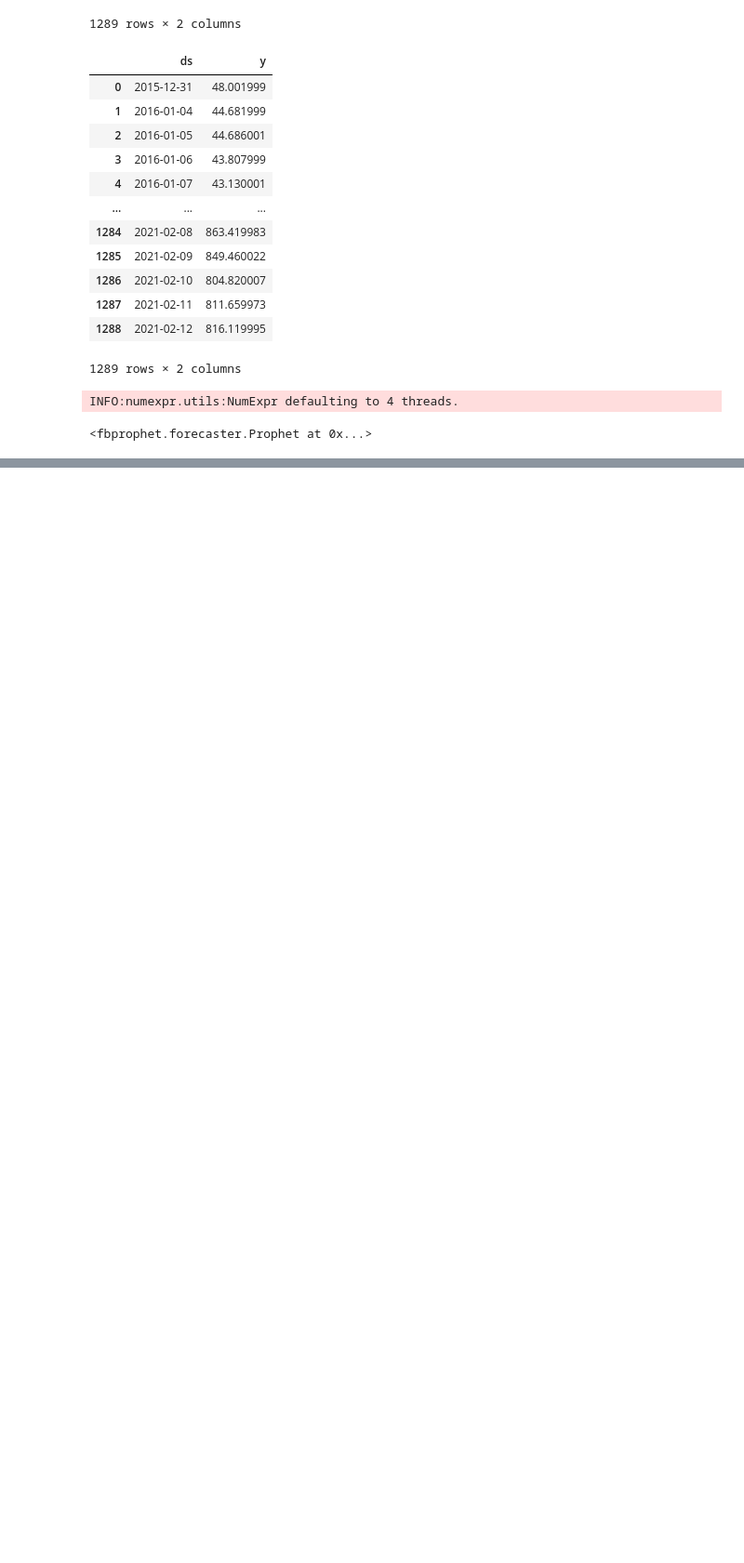
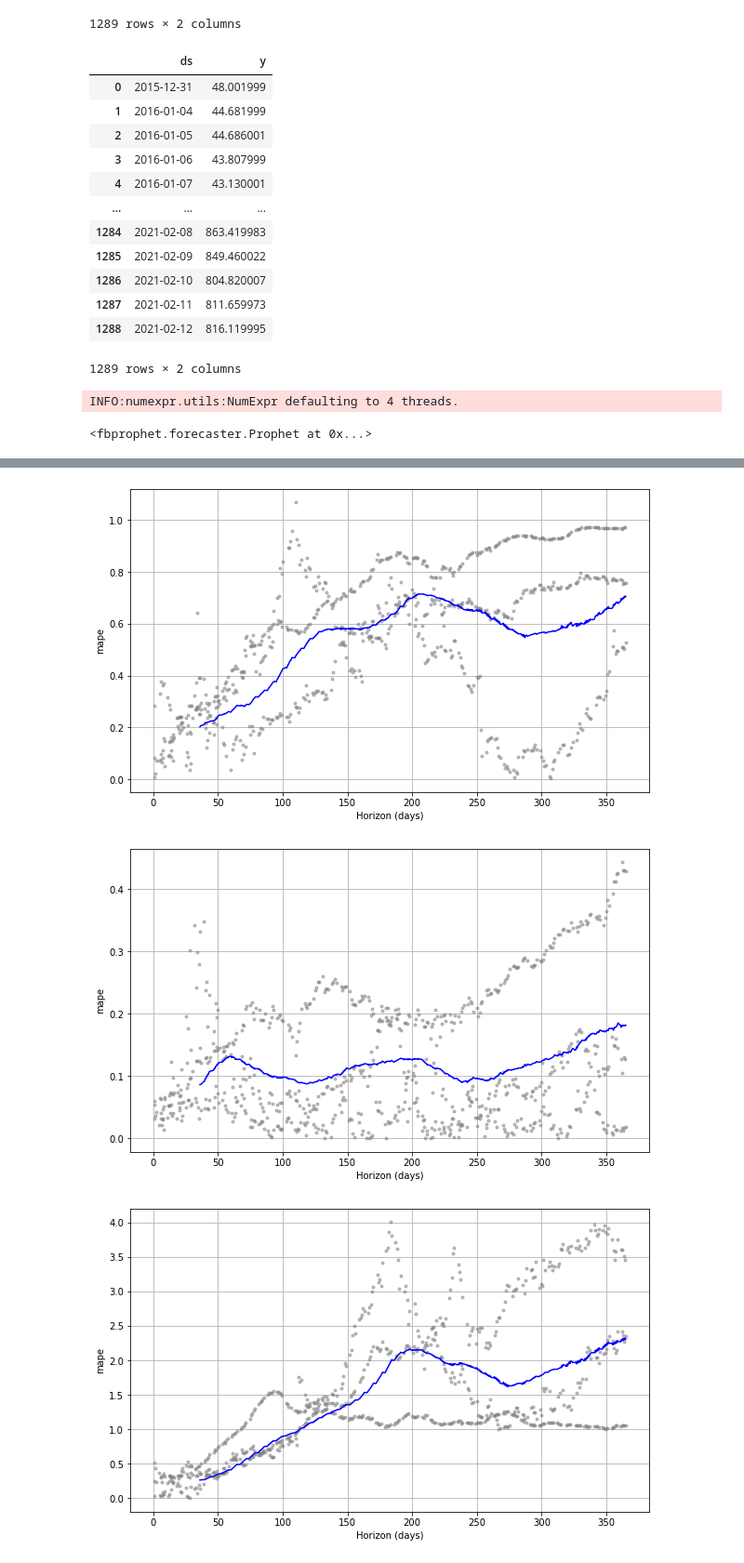
Before and after one commit to jeremychiaa/TSLA-stock-price-analysis-predictive-modelling, a Jupyter notebook: scripts/fbprophet_diagnostics.ipynb, the cells around one changed output, grey strips where cells are left out. Shown: that part at 93% size. Drawn from its saved outputs; the diff is of its cells as text; code cells hidden in the pictures; blank space fills up the shorter version.

```diff
--- a/scripts/fbprophet_diagnostics.ipynb
+++ b/scripts/fbprophet_diagnostics.ipynb
@@ -113,0 +120,2 @@ fig = plot_cross_validation_metric(df_cv, metric='mape')
+# %%
+stonks = [tesla, microsoft, gamestop]
@@ -113,0 +124,18 @@ fig = plot_cross_validation_metric(df_cv, metric='mape')
+# %%
+def plot_cross_validation(stonk):
+    results = session.query(stonk.Date, stonk.Close).all()
+    df = pd.DataFrame(results, columns=["Date", "Close"])
+    data = df.rename(columns={"Date":"ds", "Close":"y"})
+    m = Prophet(daily_seasonality = True)
+    m.fit(data)
+    df_cv = cross_validation(m, horizon = '365 days')
+    df_p = performance_metrics(df_cv)
+    print(df_p)
+    fig = plot_cross_validation_metric(df_cv, metric='mape')
+
+    return
+    fig
+# %%
+for stonk in stonks:
+    plot_cross_validation(stonk)
+# %% [output]
@@ -113,0 +159,3 @@ fig = plot_cross_validation_metric(df_cv, metric='mape')
+[figure, added]
+[figure, added]
+[figure, added]
```
Also changed, not shown: parts of 6 cells of this notebook, 1 other file.
